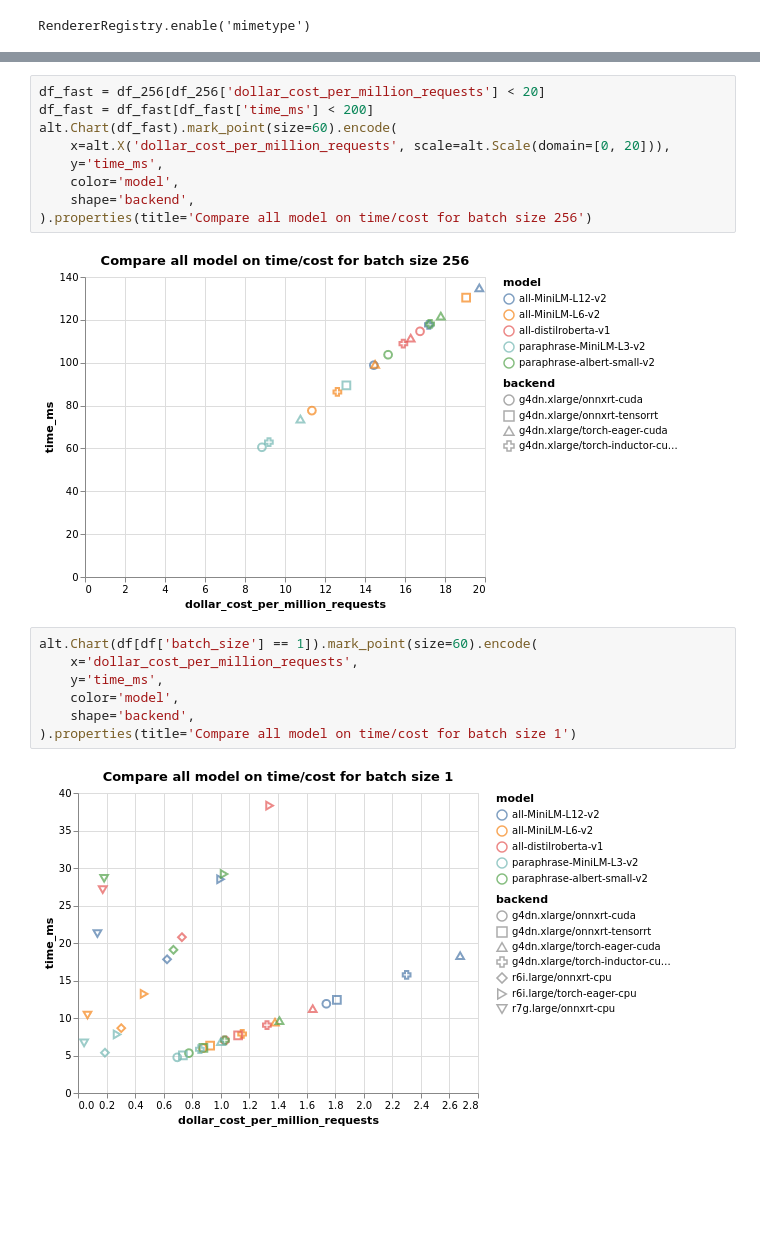
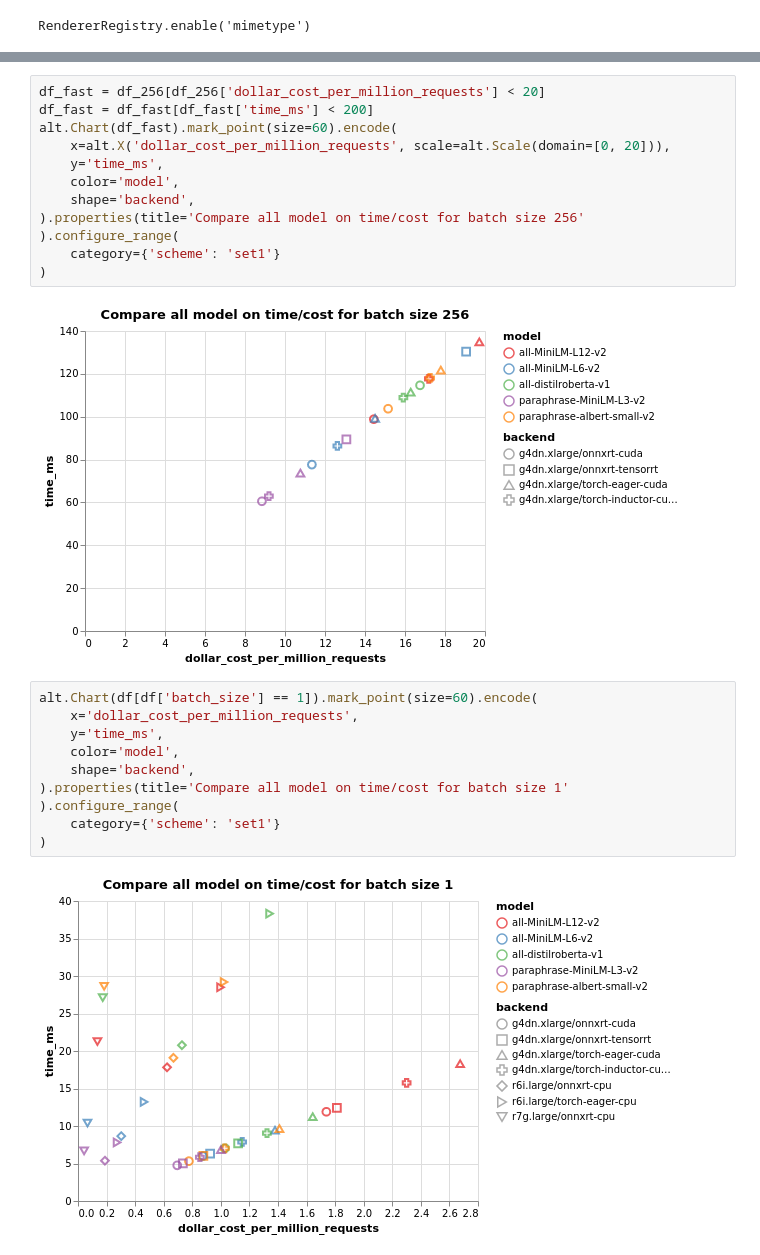
Before and after one commit to octoml/octoml-profile, a Jupyter notebook: examples/sentence_transformers/SentenceTransformerEval.ipynb, the cells around one changed output, grey strips where cells are left out. Cells and saved outputs as stored; diff of their text form; blank space fills up the shorter version.

```diff
--- a/examples/sentence_transformers/SentenceTransformerEval.ipynb
+++ b/examples/sentence_transformers/SentenceTransformerEval.ipynb
@@ -226,15 +238,21 @@ alt.Chart(df_fast).mark_point(size=60).encode(
     y='time_ms',
     color='model',
     shape='backend',
-).properties(title='Compare all model on time/cost for batch size 256')
+).properties(title='Compare all model on time/cost for batch size 256'
+).configure_range(
+    category={'scheme': 'set1'}
+)
 # %% [output]
-[figure, old version]
+[figure, new version]
 # %%
 alt.Chart(df[df['batch_size'] == 1]).mark_point(size=60).encode(
     x='dollar_cost_per_million_requests',
     y='time_ms',
     color='model',
     shape='backend',
-).properties(title='Compare all model on time/cost for batch size 1')
+).properties(title='Compare all model on time/cost for batch size 1'
+).configure_range(
+    category={'scheme': 'set1'}
+)
 # %% [output]
-[figure, old version]
+[figure, new version]
```
Also changed, not shown: parts of 4 cells of this notebook.
